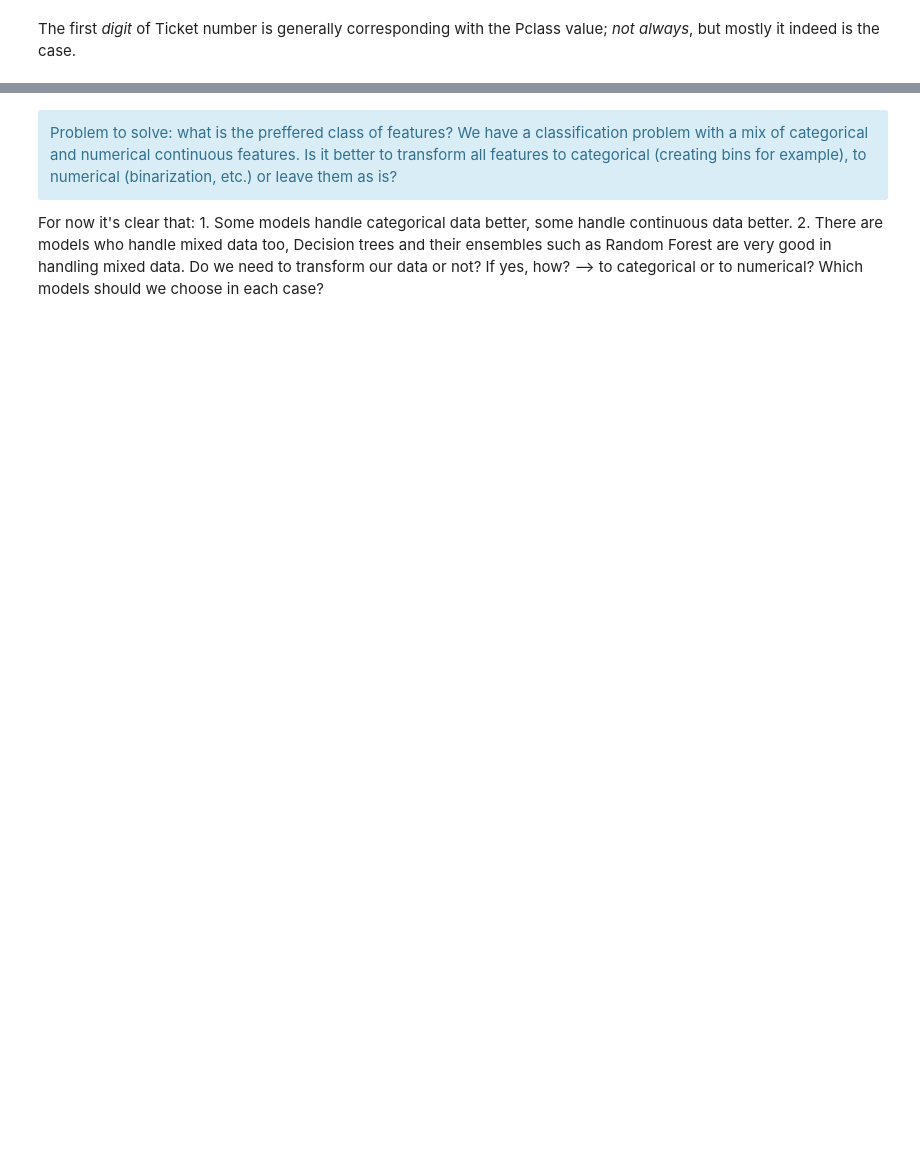
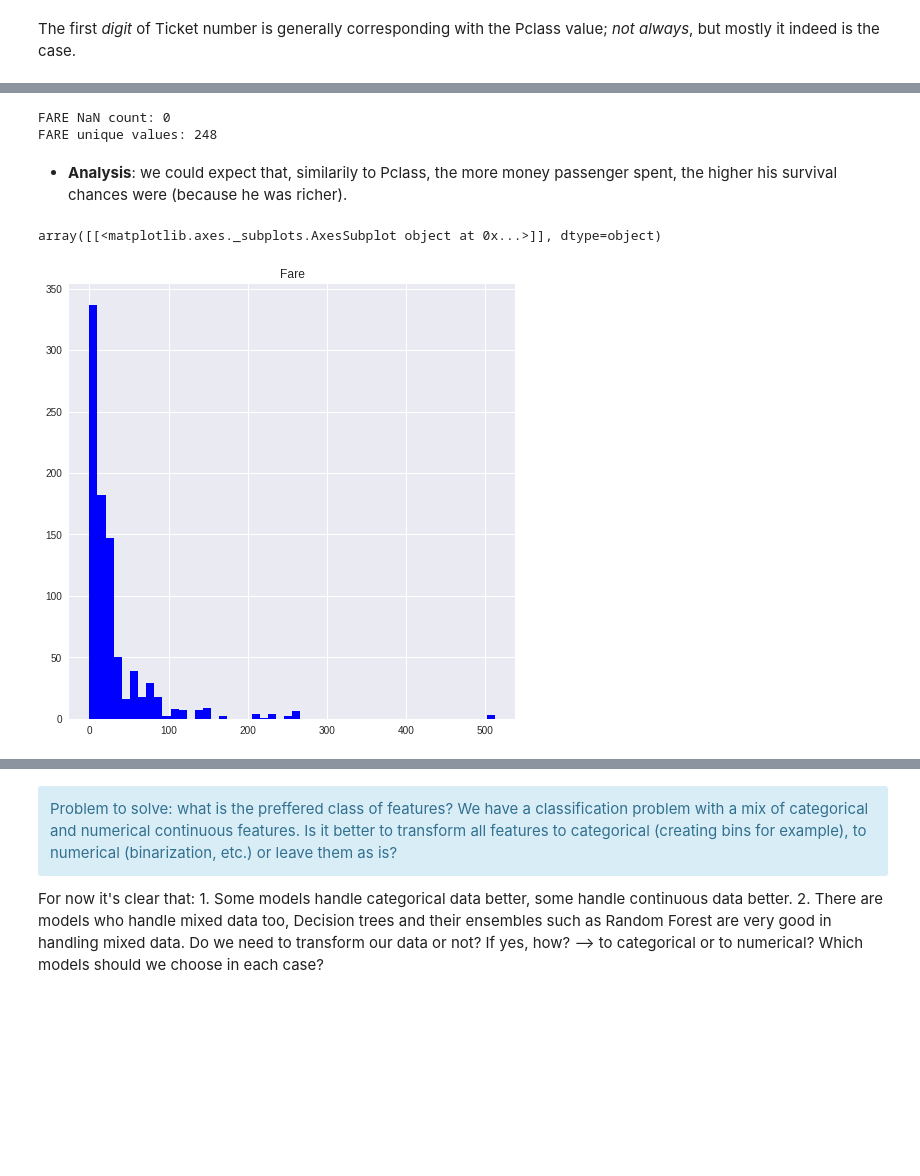
Before and after one commit to KonstantinMasich/Machine_Learning, a Jupyter notebook: Kaggle/Titanic/feature_selection.ipynb, the cells around one changed output, grey strips where cells are left out. Drawn from its saved outputs; the diff is of its cells as text; code cells hidden in the pictures; blank space fills up the shorter version.

```diff
--- a/Kaggle/Titanic/feature_selection.ipynb
+++ b/Kaggle/Titanic/feature_selection.ipynb
@@ -485,0 +486,13 @@ The first *digit* of Ticket number is generally corresponding with the Pclass va
+# %%
+print("FARE NaN count:", train_df['Fare'].isnull().sum())
+print("FARE unique values:", len(train_df['Fare'].value_counts()))
+# %% [output]
+FARE NaN count: 0
+FARE unique values: 248
+# %% [markdown]
+- **Analysis**: we could expect that, similarily to Pclass, the more money passenger spent, the higher his survival chances were (because he was richer).
+# %%
+train_df.hist(column="Fare", figsize=(8,8), bins = 50, color="blue")
+# %% [output]
+array([[<matplotlib.axes._subplots.AxesSubplot object at 0x...>]], dtype=object)
+[figure, added]
```
Also changed, not shown: parts of 10 cells of this notebook.
